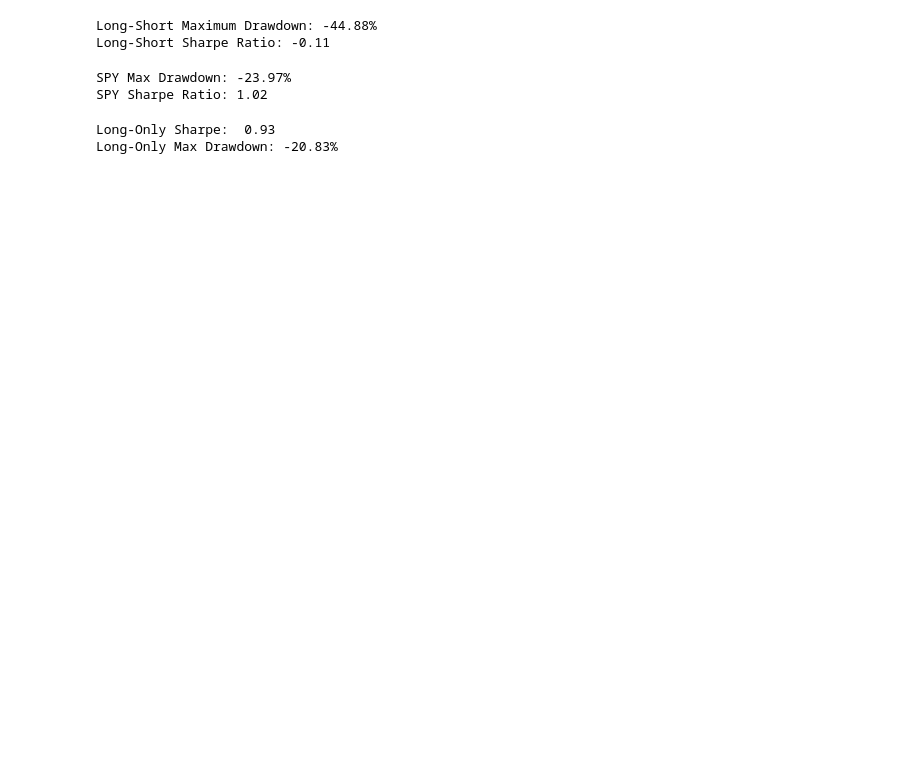
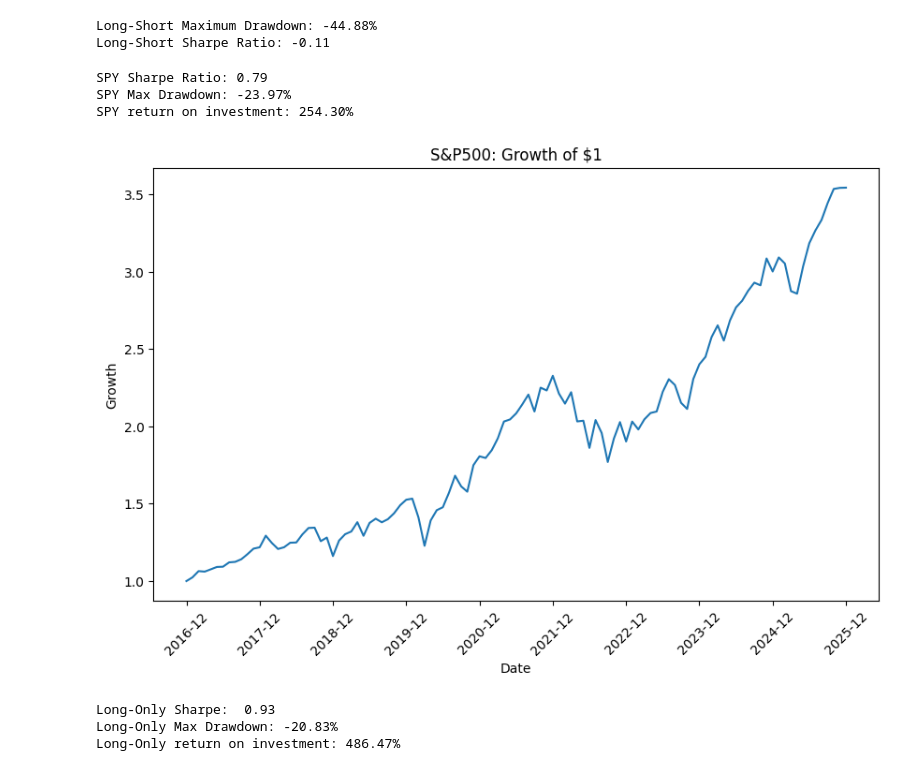
Before and after one commit to Caden-Ramsey/momentum-factor-model, a Jupyter notebook: momentum.ipynb, the cells around one changed output. Saved outputs shown, nothing was run; the diff lists cells and outputs as text; code cells hidden in the pictures; blank space fills up the shorter version.

```diff
--- a/momentum.ipynb
+++ b/momentum.ipynb
@@ -215,10 +216,21 @@ import yfinance as yf
 spy = yf.Ticker("SPY")
 spy_hist = spy.history(period="10y", interval = "1mo")
 # %%
-# How does this compare against the benchmark?
+# How does our long-short compare against the benchmark?
 spy_hist["Percentage Change"] = spy_hist["Close"].pct_change()
 spy_returns = spy_hist.dropna()
+spy_returns.index = spy_returns.index.strftime("%Y-%m")
 spy_cumulative = (1 + spy_returns["Percentage Change"]).cumprod()
+# Convert SPY index to Period
+spy_cumulative.index = pd.to_datetime(spy_cumulative.index).to_period("M")
+
+# Filter SPY to match momentum date range
+start = cumulative_return.index.min()
+end = cumulative_return.index.max()
+spy_cumulative = spy_cumulative[(spy_cumulative.index >= start) & (spy_cumulative.index <= end)]
+
+# Re-normalize so it starts at $1
+spy_cumulative = spy_cumulative / spy_cumulative.iloc[0]
 
 # SPY Drawdown
 spy_running_max = spy_cumulative.cummax()
@@ -231,9 +243,21 @@ spy_sharpe = ((spy_mean * 12) - rf) / (spy_std_dev * (12 ** 0.5))
 
 print(f"SPY Sharpe Ratio: {spy_sharpe:.2f}")
 print(f"SPY Max Drawdown: {max_spy_drawdown:.2%}")
+print(f"SPY return on investment: {((spy_cumulative.iloc[-1] - spy_cumulative.iloc[0])/spy_cumulative.iloc[0]):.2%}")
 # %% [output]
+SPY Sharpe Ratio: 0.79
 SPY Max Drawdown: -23.97%
-SPY Sharpe Ratio: 1.02
+SPY return on investment: 254.30%
+# %%
+plt.figure(figsize=(10,6))
+plt.plot(spy_cumulative.index.astype(str), spy_cumulative.values)
+plt.xticks(spy_cumulative.index.astype(str)[::12], rotation=45)
+plt.title("S&P500: Growth of $1")
+plt.xlabel("Date")
+plt.ylabel("Growth")
+plt.show()
+# %% [output]
+[figure, added]
 # %%
 # How would a long-only winner's portfolio perform?
 long_only_mean = winners_returns.mean()
@@ -242,12 +266,15 @@ long_only_std_dev = winners_returns.std()
 long_only_sharpe = (long_only_mean * 12 - rf) / (long_only_std_dev * (12 ** 0.5))
 
 long_only_cumulative = (1 + winners_returns).cumprod()
+long_only_cumulative = long_only_cumulative.dropna()
 long_only_running_max = long_only_cumulative.cummax()
 long_only_drawdown = (long_only_cumulative - long_only_running_max) / long_only_running_max
 long_only_max_drawdown = long_only_drawdown.min()
 
 print(f"Long-Only Sharpe: {long_only_sharpe: .2f}")
 print(f"Long-Only Max Drawdown: {long_only_max_drawdown: .2%}")
+print(f"Long-Only return on investment: {(long_only_cumulative.iloc[-1] - long_only_cumulative.iloc[0]) / long_only_cumulative.iloc[0]:.2%}")
 # %% [output]
 Long-Only Sharpe:  0.93
 Long-Only Max Drawdown: -20.83%
+Long-Only return on investment: 486.47%
```
Also changed, not shown: parts of 5 cells of this notebook, 4 other files.
